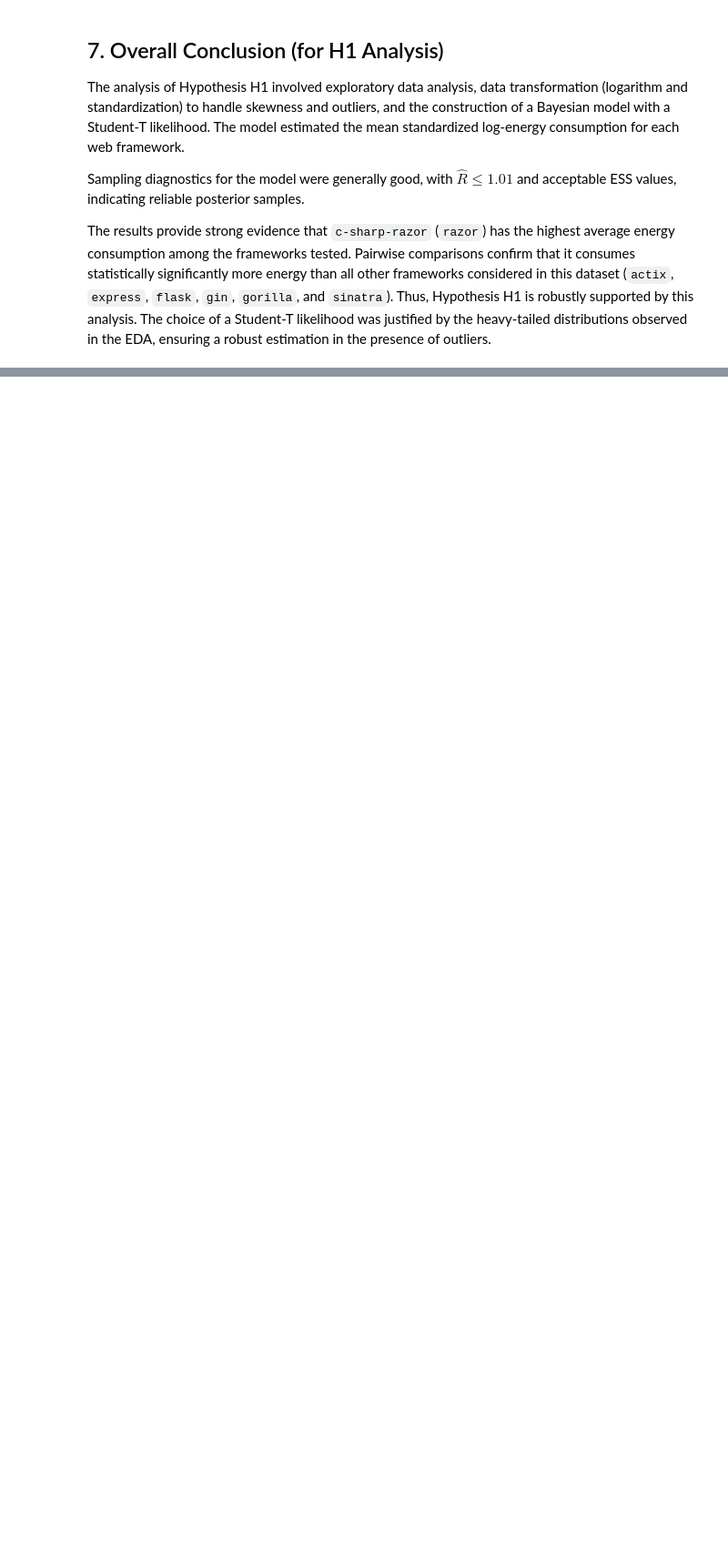
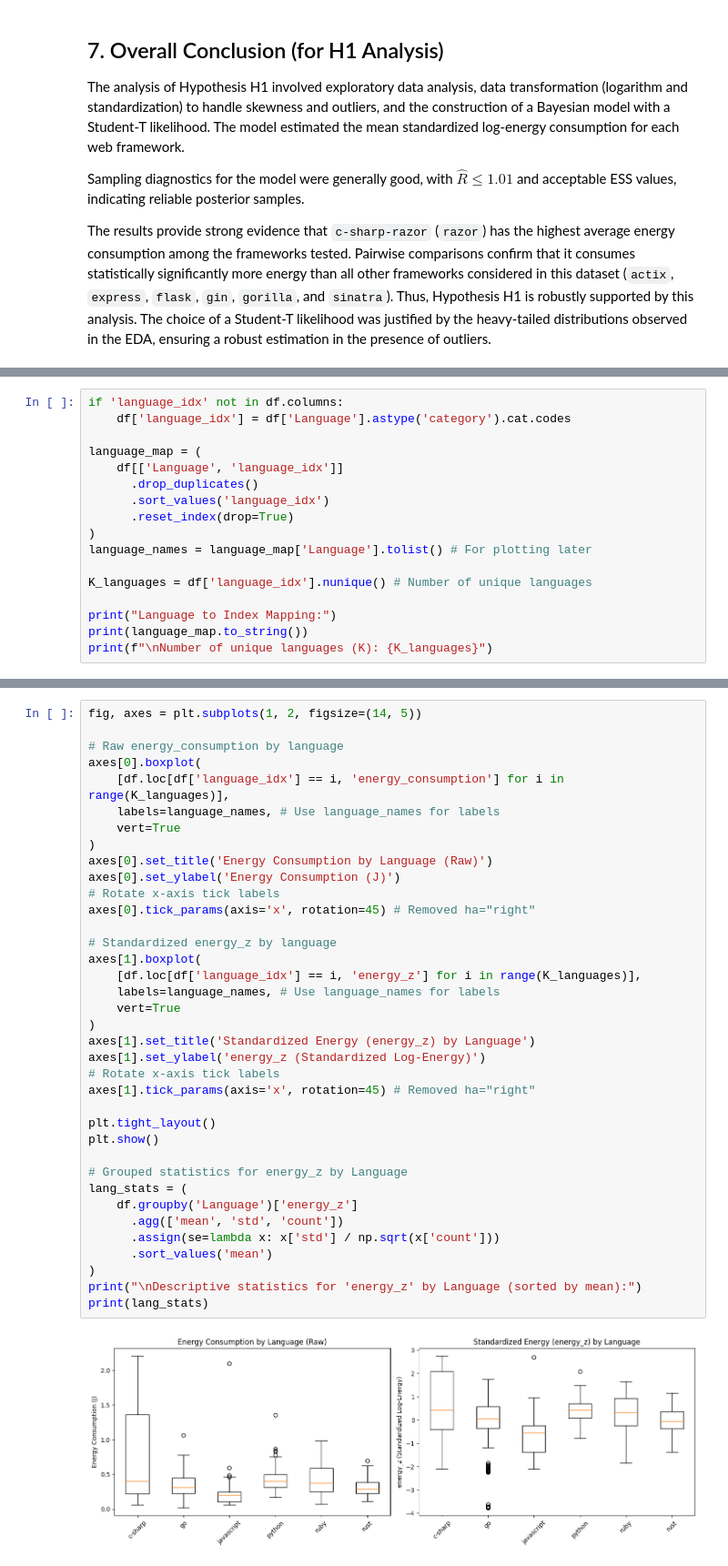
Before and after one commit to VladislavKon007/probabilistic-programming, a Jupyter notebook: finfal.ipynb, the cells around one changed output, grey strips where cells are left out. Shown at 91% size. Saved outputs shown, nothing was run; the diff lists cells and outputs as text; blank space fills up the shorter version.

```diff
--- a/finfal.ipynb
+++ b/finfal.ipynb
@@ -557,0 +575,17 @@ The results provide strong evidence that `c-sharp-razor` (`razor`) has the highe
+# %%
+if 'language_idx' not in df.columns:
+    df['language_idx'] = df['Language'].astype('category').cat.codes
+
+language_map = (
+    df[['Language', 'language_idx']]
+      .drop_duplicates()
+      .sort_values('language_idx')
+      .reset_index(drop=True)
+)
+language_names = language_map['Language'].tolist() # For plotting later
+
+K_languages = df['language_idx'].nunique() # Number of unique languages
+
+print("Language to Index Mapping:")
+print(language_map.to_string())
+print(f"\nNumber of unique languages (K): {K_languages}")
@@ -557,0 +611,39 @@ The results provide strong evidence that `c-sharp-razor` (`razor`) has the highe
+# %%
+fig, axes = plt.subplots(1, 2, figsize=(14, 5))
+
+# Raw energy_consumption by language
+axes[0].boxplot(
+    [df.loc[df['language_idx'] == i, 'energy_consumption'] for i in range(K_languages)],
+    labels=language_names, # Use language_names for labels
+    vert=True
+)
+axes[0].set_title('Energy Consumption by Language (Raw)')
+axes[0].set_ylabel('Energy Consumption (J)')
+# Rotate x-axis tick labels
+axes[0].tick_params(axis='x', rotation=45) # Removed ha="right"
+
+# Standardized energy_z by language
+axes[1].boxplot(
+    [df.loc[df['language_idx'] == i, 'energy_z'] for i in range(K_languages)],
+    labels=language_names, # Use language_names for labels
+    vert=True
+)
+axes[1].set_title('Standardized Energy (energy_z) by Language')
+axes[1].set_ylabel('energy_z (Standardized Log-Energy)')
+# Rotate x-axis tick labels
+axes[1].tick_params(axis='x', rotation=45) # Removed ha="right"
+
+plt.tight_layout()
+plt.show()
+
+# Grouped statistics for energy_z by Language
+lang_stats = (
+    df.groupby('Language')['energy_z']
+      .agg(['mean', 'std', 'count'])
+      .assign(se=lambda x: x['std'] / np.sqrt(x['count']))
+      .sort_values('mean')
+)
+print("\nDescriptive statistics for 'energy_z' by Language (sorted by mean):")
+print(lang_stats)
+# %% [output]
+[figure, added]
```
Also changed, not shown: parts of 26 cells of this notebook, 1 other file.
